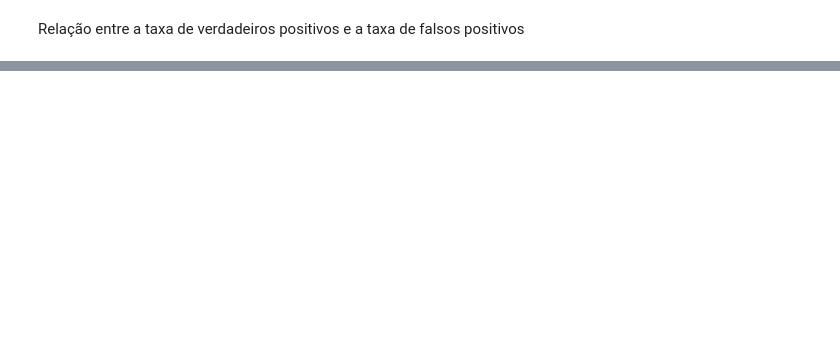
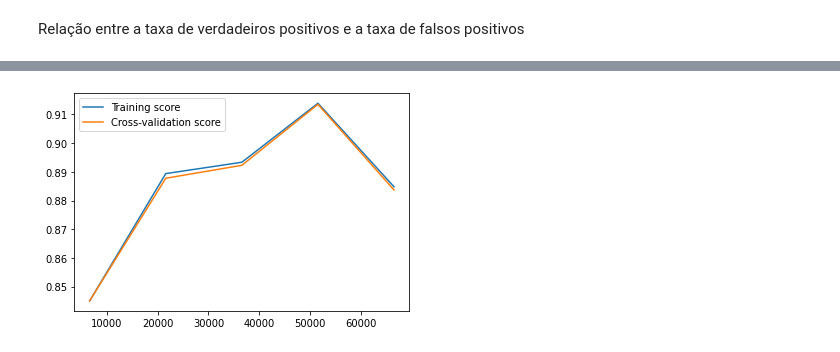
Before and after one commit to gustavo1902/RedesNeurais, a Jupyter notebook: Projeto_Final_Resolvendo_um_problema_prático_com_RNAs.ipynb, the cells around one changed output, grey strips where cells are left out. Drawn from its saved outputs; the diff is of its cells as text; code cells hidden in the pictures; blank space fills up the shorter version.

```diff
--- a/Projeto_Final_Resolvendo_um_problema_prático_com_RNAs.ipynb
+++ b/Projeto_Final_Resolvendo_um_problema_prático_com_RNAs.ipynb
@@ -290,0 +323,14 @@ print("Accuracy 1: ", accuracy)
+# %%
+# Cria o objeto do modelo
+mlp = MLPClassifier()
+
+# Define os valores para o parâmetro de treinamento (tamanho do conjunto de treinamento)
+train_sizes, train_scores, test_scores = learning_curve(mlp, X_train, y_train, cv=5)
+
+# Gráfico
+plt.plot(train_sizes, train_scores.mean(axis=1), label="Training score")
+plt.plot(train_sizes, test_scores.mean(axis=1), label="Cross-validation score")
+plt.legend()
+plt.show()
+# %% [output]
+[figure, added]
```
Also changed, not shown: parts of 20 cells of this notebook.
